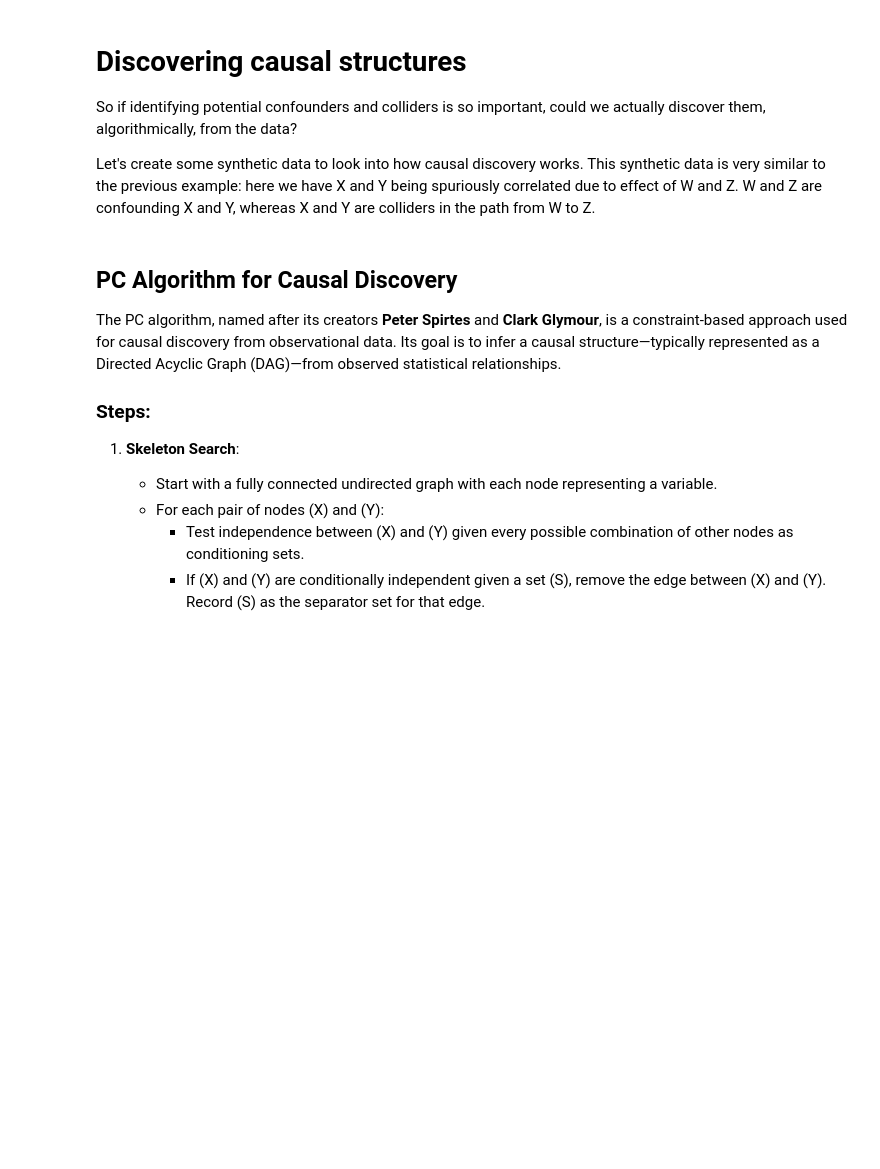
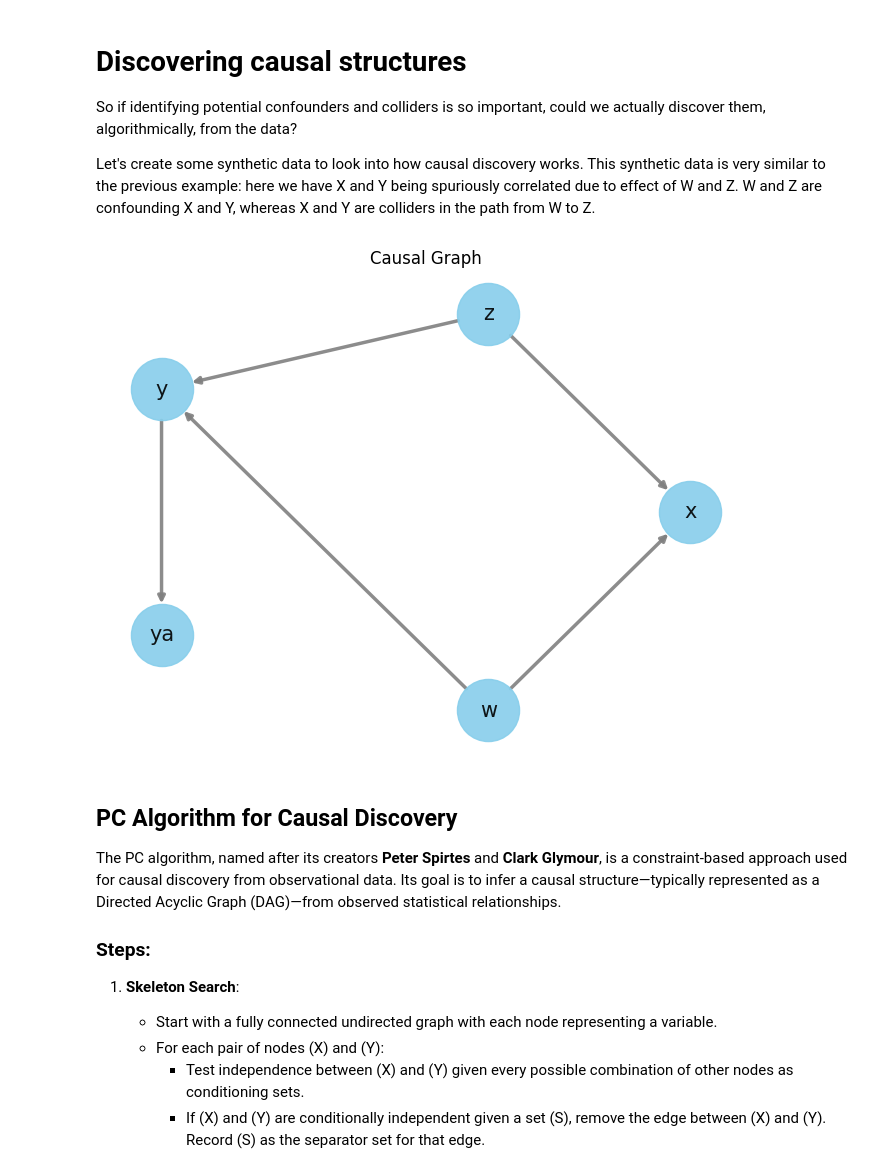
Before and after one commit to ergodic-ai/CDL2024, a Jupyter notebook: Tutorial 3 - Causal Discovery.ipynb, the cells around one changed output. Saved outputs shown, nothing was run; the diff lists cells and outputs as text; code cells hidden in the pictures; blank space fills up the shorter version.

```diff
--- a/Tutorial 3 - Causal Discovery.ipynb
+++ b/Tutorial 3 - Causal Discovery.ipynb
@@ -33,20 +33,29 @@ Let's create some synthetic data to look into how causal discovery works. This s
 # %%
 N = 10000
 rho_wx = 0.5
 rho_wy = 0.5
 rho_zx = 0.5
 rho_zy = 0.5
 eta = 1
 
 w = numpy.random.normal(0, 1, N)
 z = numpy.random.normal(0, 1, N)
 x = rho_wx * w + rho_zx * z + eta * numpy.random.normal(0, 1, N)
 y = rho_wy * w + rho_zy * z + eta * numpy.random.normal(0, 1, N)
 ya = 0.5 * (y) + eta * numpy.random.normal(0, 1, N)
 
 df = pandas.DataFrame({"z": z, "w": w, "x": x, "y": y, "ya": ya})
 columns = ["x", "z", "y", "ya", "w"]
 df = df[columns]
+
+
+graph = nx.DiGraph()
+graph.add_nodes_from(columns)
+graph.add_edges_from([("w", "x"), ("w", "y"), ("z", "x"), ("z", "y"), ("y", "ya")])
+
+plot_graph(graph)
+# %% [output]
+[figure, added]
 # %% [markdown]
 ## PC Algorithm for Causal Discovery
 
```
Also changed, not shown: parts of 2 cells of this notebook, 1 other file.
